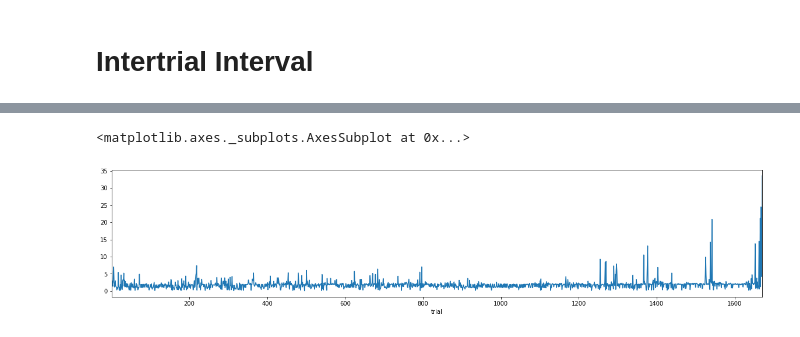
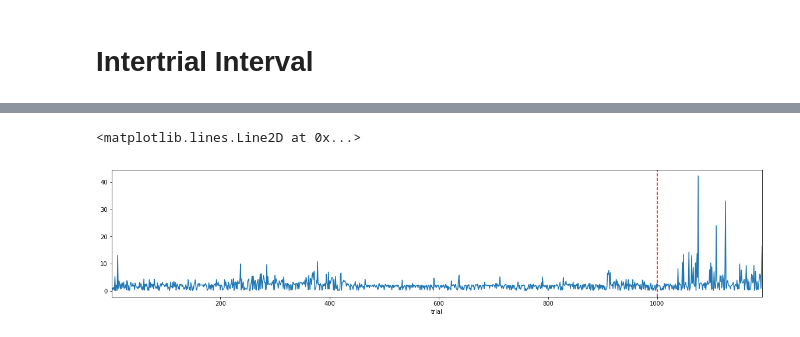
Before and after one commit to EstevaoUyra/spikelearn, a Jupyter notebook: notebooks/exploration/Behavior.ipynb, the cells around one changed output, grey strips where cells are left out. Cells and saved outputs as stored; diff of their text form; code cells hidden in the pictures.

```diff
--- a/notebooks/exploration/Behavior.ipynb
+++ b/notebooks/exploration/Behavior.ipynb
@@ -72,2 +42,0 @@ e = e.join(bhv[rat]['is_tired'])
-# %%
-bhv[rat]['is_tired'] = bhv[rat].index > pd.read_csv('data/external/tiredness/DRRD 8.csv').values[0,0]
@@ -96,4 +42,0 @@ bhv[rat]
-# %%
-rat = 'DRRD 8'
-bhv[rat]['Intertrial Interval'] = np.hstack((0,bhv[rat].onset.values[1:]-bhv[rat].offset.values[:-1]))
-bhv[rat]['Intertrial Interval'].apply(np.sqrt).plot()
@@ -103,4 +42,0 @@ bhv[rat]['Intertrial Interval'].apply(np.sqrt).plot()
-# %%
-rat = 'DRRD 9'
-bhv[rat]['Intertrial Interval'] = np.hstack((0,bhv[rat].onset.values[1:]-bhv[rat].offset.values[:-1]))
-bhv[rat]['Intertrial Interval'].apply(np.sqrt).plot()
@@ -110,7 +43,9 @@ bhv[rat]['Intertrial Interval'].apply(np.sqrt).plot()
-# %%
-rat = 'DRRD 10'
-bhv[rat]['Intertrial Interval'] = np.hstack((0,bhv[rat].onset.values[1:]-bhv[rat].offset.values[:-1]))
-bhv[rat]['Intertrial Interval'].apply(np.sqrt).plot()
-# %% [output]
-<matplotlib.axes._subplots.AxesSubplot at 0x...>
-[figure, removed]
+# %%
+rat = 'DRRD 7'
+bhv[rat]['intertrial_interval'].apply(np.sqrt).plot();
+
+# My choice for cropping the session
+plt.axvline(1000, linestyle='--', color='r')
+# %% [output]
+<matplotlib.lines.Line2D at 0x...>
+[figure, added]
```
Also changed, not shown: parts of 15 cells of this notebook, 16 other files.
